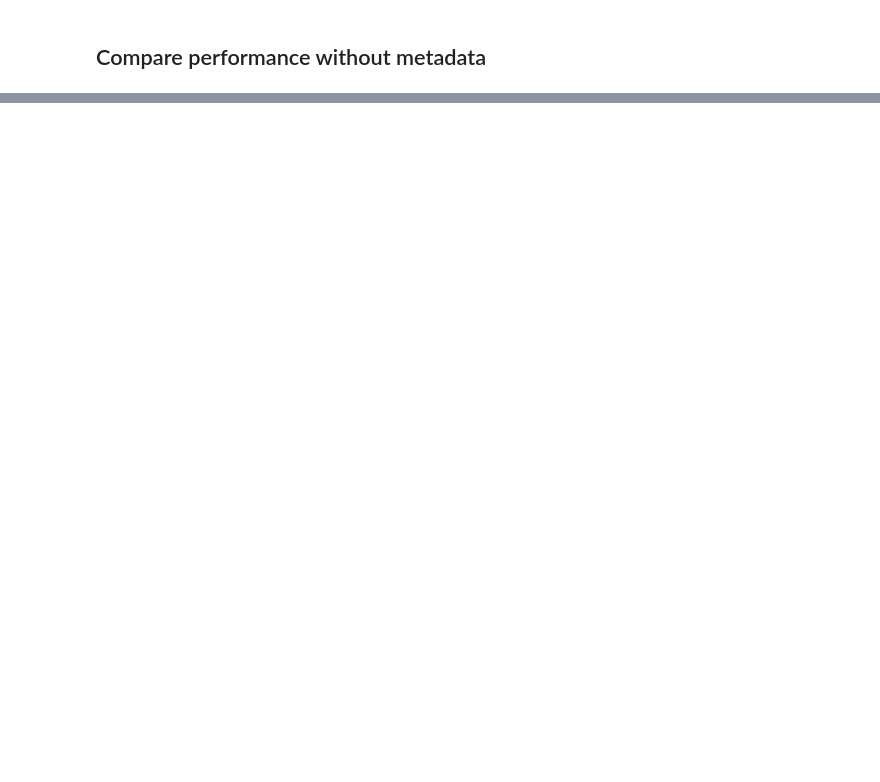
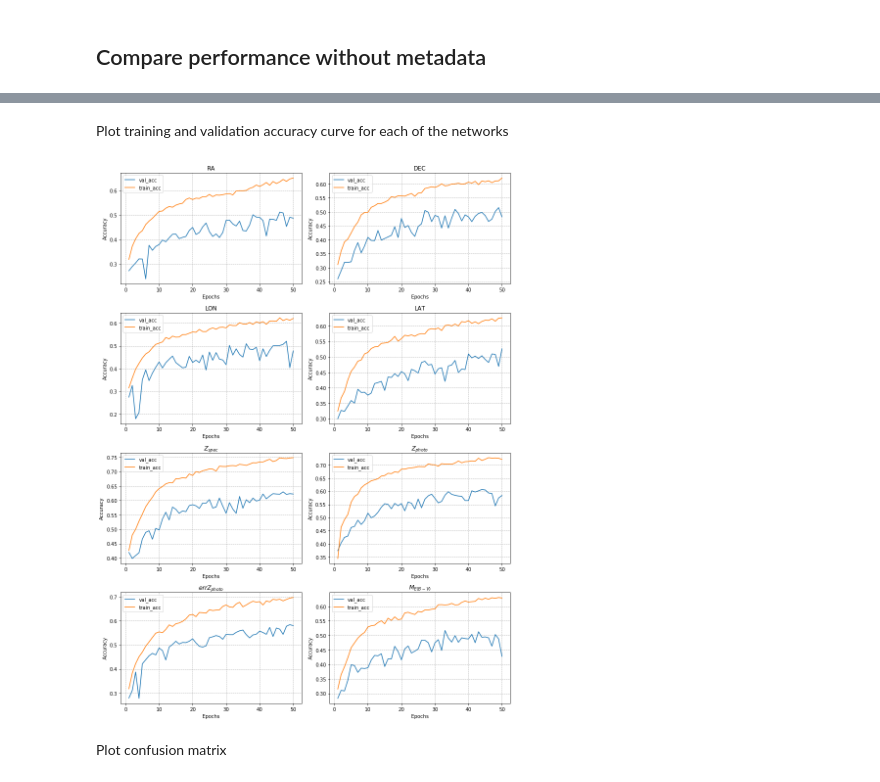
Before and after one commit to tnguy51/plasticc, a Jupyter notebook: training.ipynb, the cells around one changed output, grey strips where cells are left out. Saved outputs shown, nothing was run; the diff lists cells and outputs as text; code cells hidden in the pictures; blank space fills up the shorter version.

```diff
--- a/training.ipynb
+++ b/training.ipynb
@@ -240,0 +323,48 @@ plt.savefig('one_confusion.png', dpi=100)
+# %%
+ypred_results = []
+results = []
+for i in range(X_meta_val.shape[-1]):
+
+    # remove features from metadata
+    X_meta_train_reduced =  X_meta_train[:, i:i+1]
+    X_meta_val_reduced =  X_meta_val[:, i:i+1]
+    ACF
+    # create a model and train
+    model = PhNet(conv_shape=X_conv_train.shape[1:],
+                  dense_shape=X_meta_train_reduced.shape[1:],
+                  num_classes=y.shape[1])
+    res = model.fit(x=[X_conv_train, X_meta_train_reduced],
+                       y=y_train,
+                       epochs=50,
+                       batch_size=32,
+                       validation_data=([X_conv_val, X_meta_val_reduced], y_val),
+                       verbose=0)
+    ypred_res = np.argmax(model.predict([X_conv_val, X_meta_val_reduced]), axis=1)
+
+    results.append(res)
+    ypred_results.append(ypred_res)
+# %% [markdown]
+Plot training and validation accuracy curve for each of the networks
+# %%
+fig, axes = plt.subplots(4, 2, figsize=(12, 2*8))
+
+features = ['RA', 'DEC', 'LON', 'LAT', r'$Z_{spec}$', r'$Z_{photo}$', r'$errZ_{photo}$', r'$M_{E(B-V)}}$']
+for i in range(8):
+    res = results[i]
+    ax = axes.flatten()[i]
+
+    val_acc = res.history['val_acc']
+    train_acc = res.history['acc']
+    epochs = np.arange(1, len(val_acc)+1)
+
+    ax.plot(epochs, val_acc, label='val_acc')
+    ax.plot(epochs, train_acc, label='train_acc')
+    ax.set(xlabel='Epochs', ylabel='Accuracy', title='%s' % features[i])
+    ax.grid(ls='--')
+    ax.legend()
+
+fig.tight_layout()
+# %% [output]
+[figure, added]
+# %% [markdown]
+Plot confusion matrix
```
Also changed, not shown: parts of 26 cells of this notebook, 3 other files.
